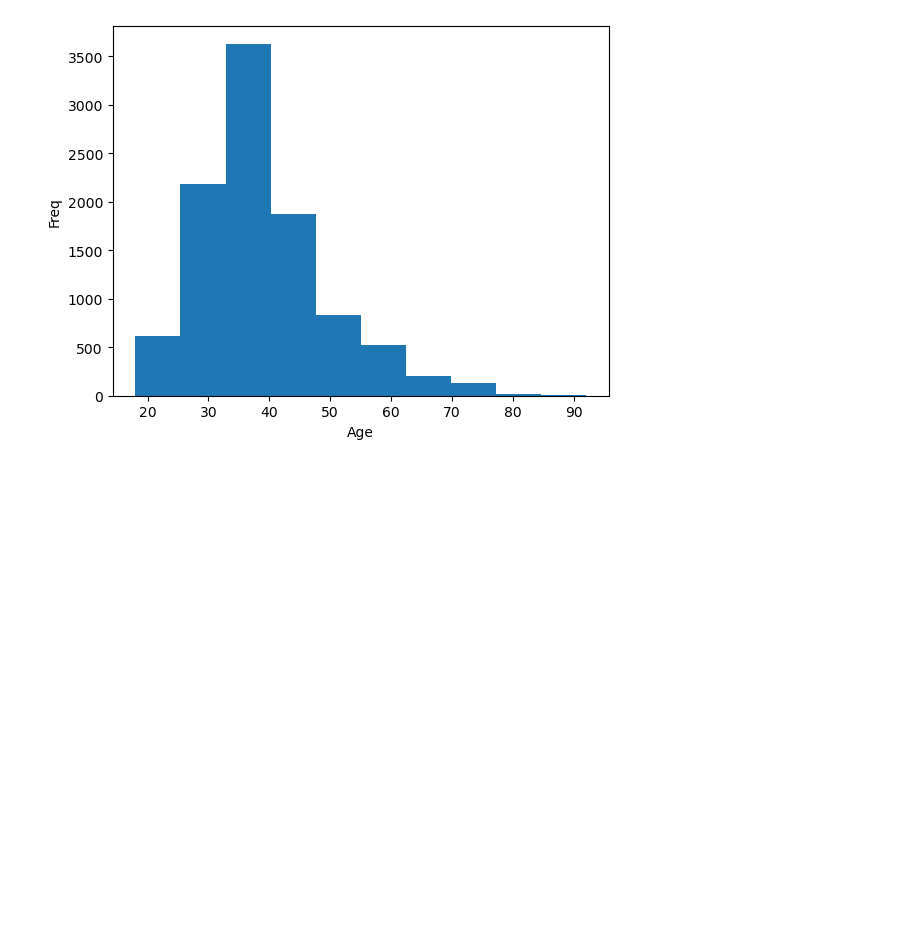
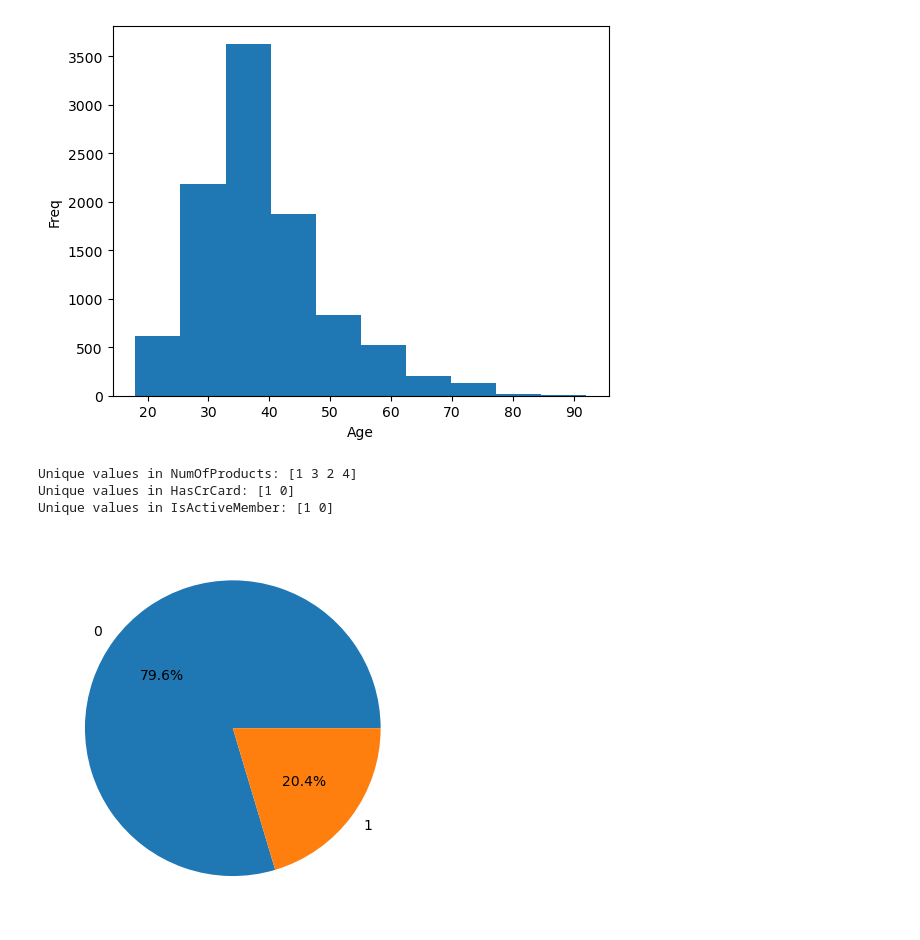
Before and after one commit to Jaggi0504/CreditCardChurn, a Jupyter notebook: practice.ipynb, the cells around one changed output. Drawn from its saved outputs; the diff is of its cells as text; code cells hidden in the pictures; blank space fills up the shorter version.

```diff
--- a/practice.ipynb
+++ b/practice.ipynb
@@ -113,3 +118,16 @@ plt.ylabel("Freq")
 plt.show()
 # %% [output]
 [figure]
+# %%
+print("Unique values in NumOfProducts:", df['NumOfProducts'].unique())
+print("Unique values in HasCrCard:", df['HasCrCard'].unique())
+print("Unique values in IsActiveMember:", df['IsActiveMember'].unique())
+# %% [output]
+Unique values in NumOfProducts: [1 3 2 4]
+Unique values in HasCrCard: [1 0]
+Unique values in IsActiveMember: [1 0]
+# %%
+plt.pie(df['Exited'].value_counts(), labels=df['Exited'].value_counts().index, autopct='%1.1f%%')
+plt.show()
+# %% [output]
+[figure, added]
```
Also changed, not shown: parts of 24 cells of this notebook.
